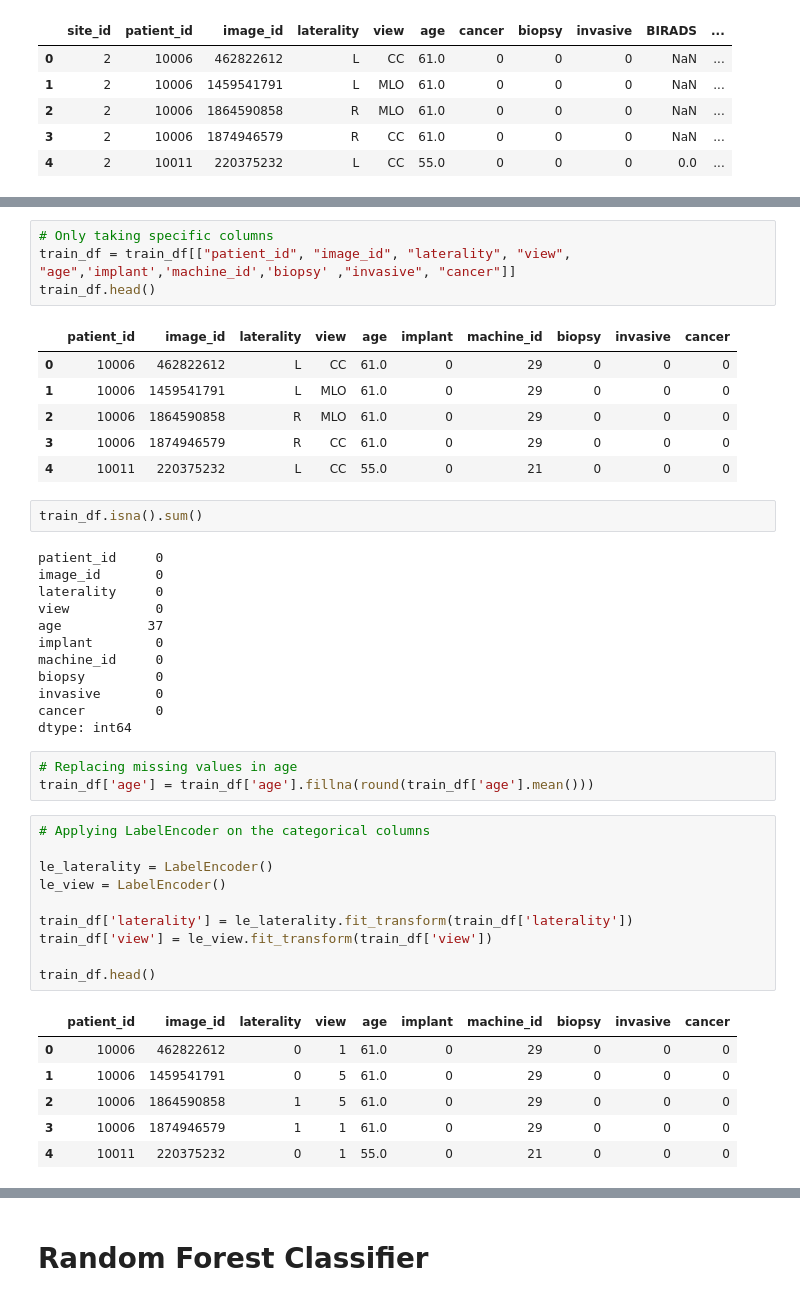
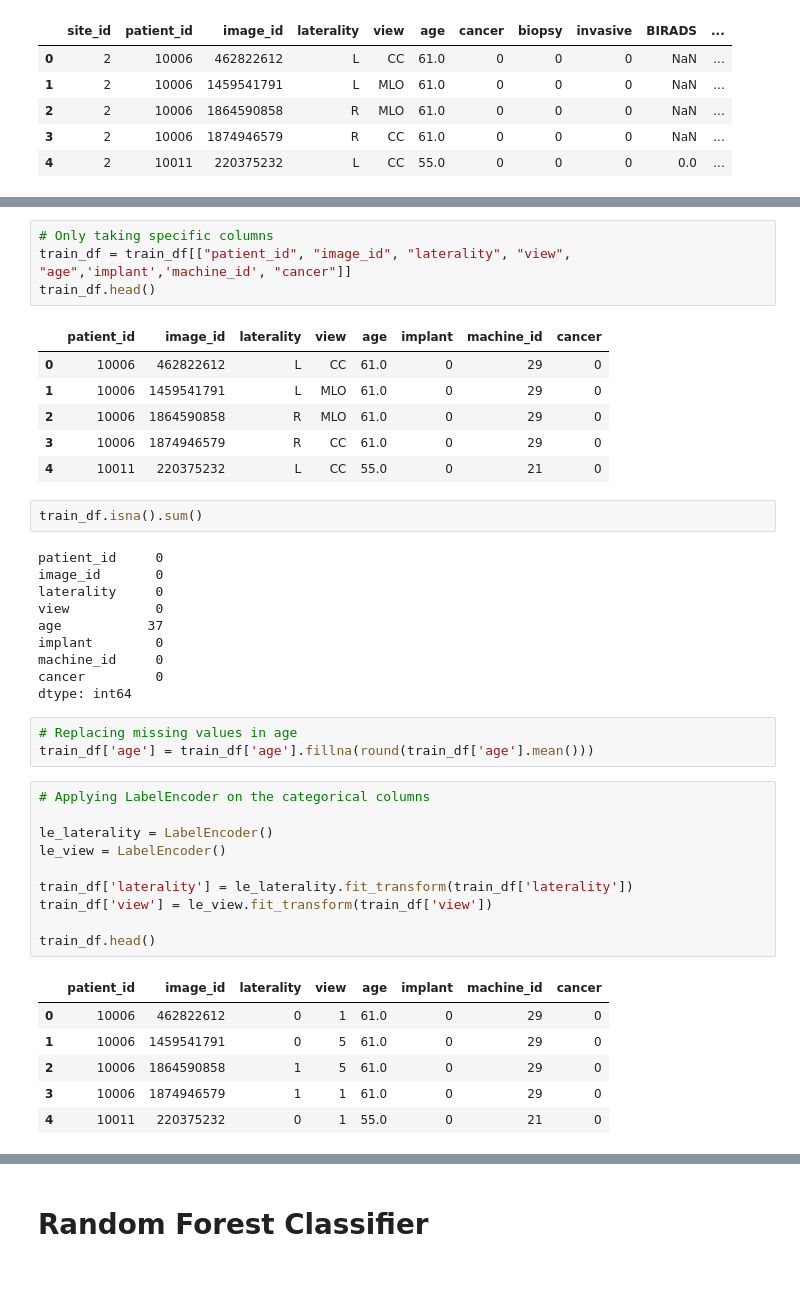
Before and after one commit to madhusudan-deshpande/breast-cancer-detection, a Jupyter notebook: EDA_and_Preprocessing.ipynb, the cells around one changed output, grey strips where cells are left out. Cells and saved outputs as stored; diff of their text form.

```diff
--- a/EDA_and_Preprocessing.ipynb
+++ b/EDA_and_Preprocessing.ipynb
@@ -404,15 +405,15 @@ train_df.describe()
 | max | 2.000000 | 65534.000000 | 2.147472e+09 | 89.000000 | 1.000000 | 1.000000 | 1.000000 | 2.000000 | 1.000000 | 216.000000 |
 # %%
 # Only taking specific columns
-train_df = train_df[["patient_id", "image_id", "laterality", "view", "age",'implant','machine_id','biopsy' ,"invasive", "cancer"]]
+train_df = train_df[["patient_id", "image_id", "laterality", "view", "age",'implant','machine_id', "cancer"]]
 train_df.head()
 # %% [output]
-|  | patient_id | image_id | laterality | view | age | implant | machine_id | biopsy | invasive | cancer |
-| 0 | 10006 | 462822612 | L | CC | 61.0 | 0 | 29 | 0 | 0 | 0 |
-| 1 | 10006 | 1459541791 | L | MLO | 61.0 | 0 | 29 | 0 | 0 | 0 |
-| 2 | 10006 | 1864590858 | R | MLO | 61.0 | 0 | 29 | 0 | 0 | 0 |
-| 3 | 10006 | 1874946579 | R | CC | 61.0 | 0 | 29 | 0 | 0 | 0 |
-| 4 | 10011 | 220375232 | L | CC | 55.0 | 0 | 21 | 0 | 0 | 0 |
+|  | patient_id | image_id | laterality | view | age | implant | machine_id | cancer |
+| 0 | 10006 | 462822612 | L | CC | 61.0 | 0 | 29 | 0 |
+| 1 | 10006 | 1459541791 | L | MLO | 61.0 | 0 | 29 | 0 |
+| 2 | 10006 | 1864590858 | R | MLO | 61.0 | 0 | 29 | 0 |
+| 3 | 10006 | 1874946579 | R | CC | 61.0 | 0 | 29 | 0 |
+| 4 | 10011 | 220375232 | L | CC | 55.0 | 0 | 21 | 0 |
 # %%
 train_df.isna().sum()
 # %% [output]
@@ -423,8 +424,6 @@ view           0
 age           37
 implant        0
 machine_id     0
-biopsy         0
-invasive       0
 cancer         0
 dtype: int64
 # %%
@@ -441,12 +440,12 @@ train_df['view'] = le_view.fit_transform(train_df['view'])
 
 train_df.head()
 # %% [output]
-|  | patient_id | image_id | laterality | view | age | implant | machine_id | biopsy | invasive | cancer |
-| 0 | 10006 | 462822612 | 0 | 1 | 61.0 | 0 | 29 | 0 | 0 | 0 |
-| 1 | 10006 | 1459541791 | 0 | 5 | 61.0 | 0 | 29 | 0 | 0 | 0 |
-| 2 | 10006 | 1864590858 | 1 | 5 | 61.0 | 0 | 29 | 0 | 0 | 0 |
-| 3 | 10006 | 1874946579 | 1 | 1 | 61.0 | 0 | 29 | 0 | 0 | 0 |
-| 4 | 10011 | 220375232 | 0 | 1 | 55.0 | 0 | 21 | 0 | 0 | 0 |
+|  | patient_id | image_id | laterality | view | age | implant | machine_id | cancer |
+| 0 | 10006 | 462822612 | 0 | 1 | 61.0 | 0 | 29 | 0 |
+| 1 | 10006 | 1459541791 | 0 | 5 | 61.0 | 0 | 29 | 0 |
+| 2 | 10006 | 1864590858 | 1 | 5 | 61.0 | 0 | 29 | 0 |
+| 3 | 10006 | 1874946579 | 1 | 1 | 61.0 | 0 | 29 | 0 |
+| 4 | 10011 | 220375232 | 0 | 1 | 55.0 | 0 | 21 | 0 |
 # %%
 train_df.isna().sum()
 # %% [output]
```
Also changed, not shown: parts of 6 cells of this notebook.
